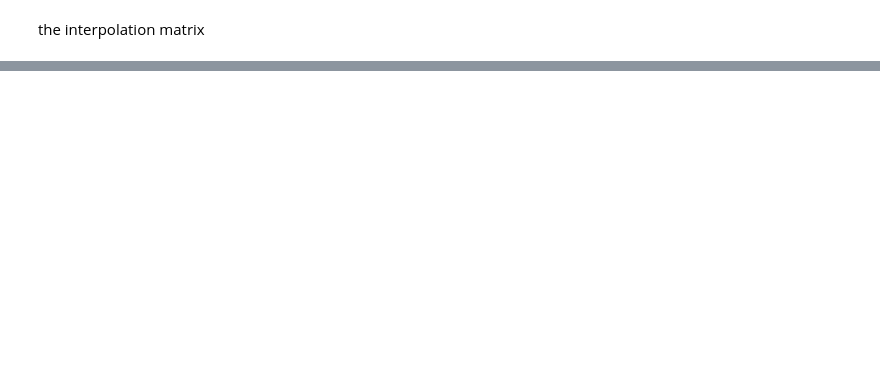
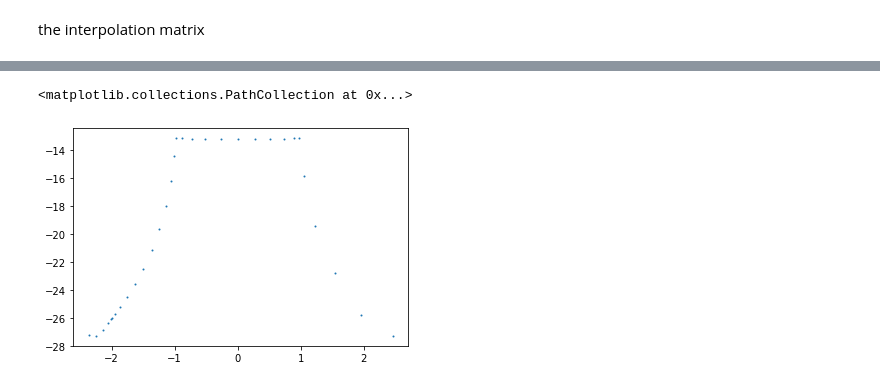
Before and after one commit to WangHaiYang874/stokes2d, a Jupyter notebook: exp1/demo.ipynb, the cells around one changed output, grey strips where cells are left out. Cells and saved outputs as stored; diff of their text form; code cells hidden in the pictures; blank space fills up the shorter version.

```diff
--- a/exp1/demo.ipynb
+++ b/exp1/demo.ipynb
@@ -115,3 +138 @@ V = np.flip(np.vander(a_refined,N=m),axis=1)
-# %%
-P = np.random.normal(size=(len(all_targ),m))
 # %%
@@ -132,0 +157,9 @@ A.shape
+# %%
+ret = (omega*dt_trans)[np.newaxis,:]/(t_trans[np.newaxis,:] -targ_trans[:,np.newaxis])
+ret = np.ma.fix_invalid(ret, fill_value=0)
+ret = np.sum(ret, axis=1)
+# plt.plot(t_trans.real, omega.imag)
+plt.scatter(targ_trans.real,np.log10(np.abs((IC@omega)- ret)),s=1)
+# %% [output]
+<matplotlib.collections.PathCollection at 0x...>
+[figure, added]
```
Also changed, not shown: parts of 31 cells of this notebook, 4 other files.
